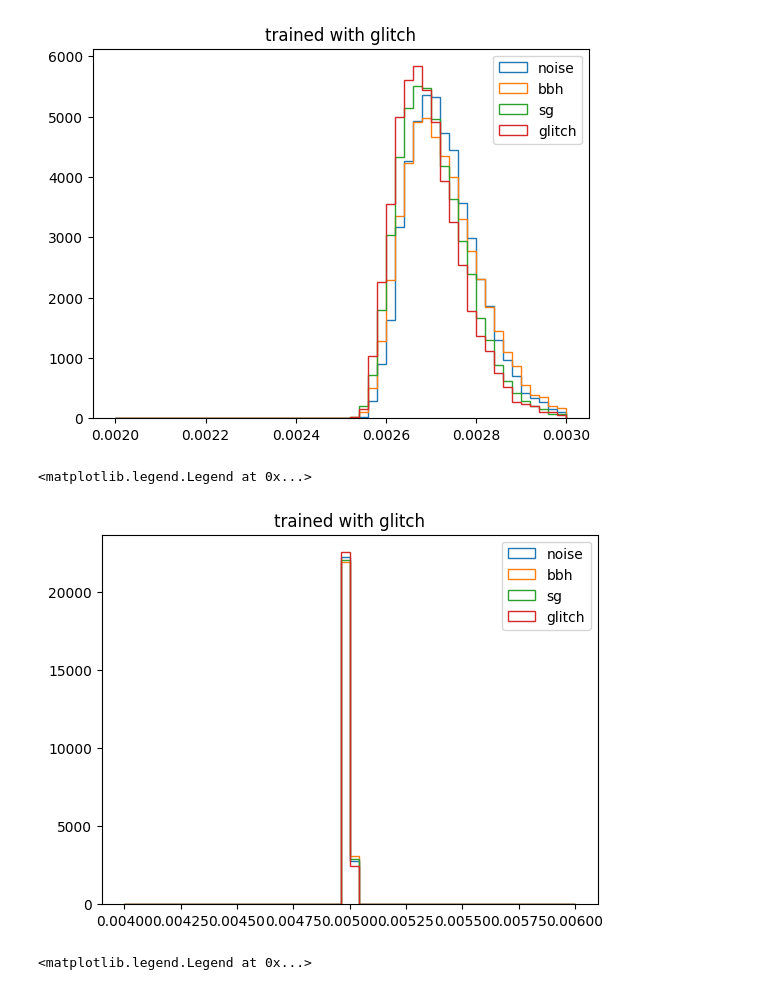
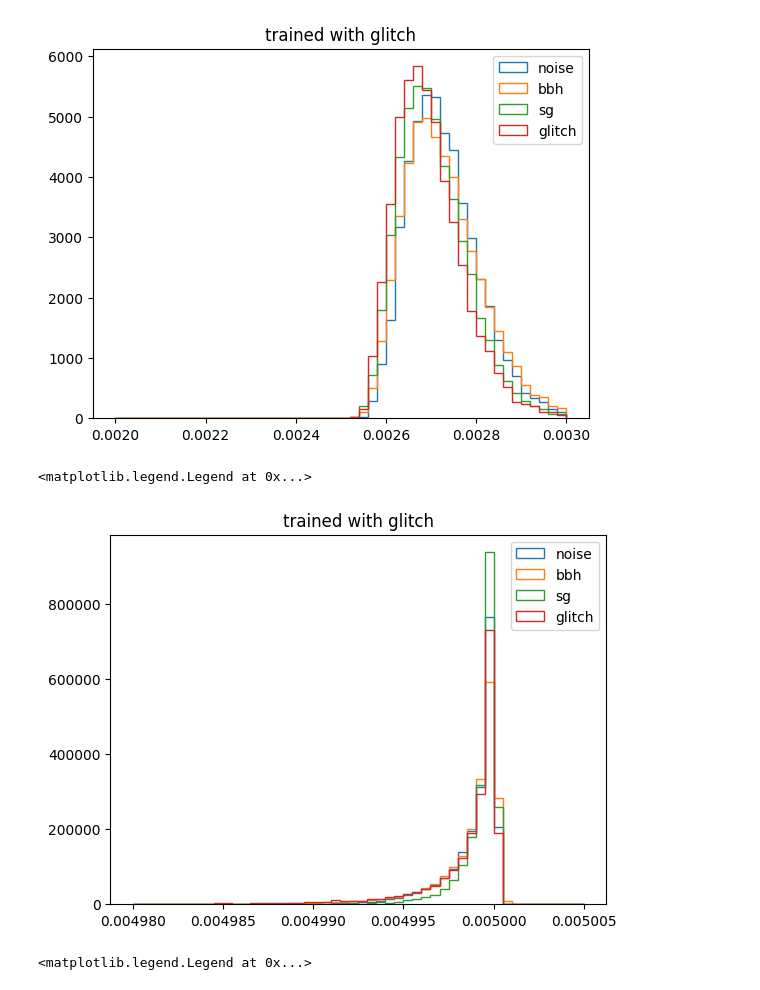
Before and after one commit to UmataHasrick/GWNAD, a Jupyter notebook: Codes/CNNAE_dilation copy.ipynb, the cells around one changed output. Cells and saved outputs as stored; diff of their text form; code cells hidden in the pictures.

```diff
--- a/Codes/CNNAE_dilation copy.ipynb
+++ b/Codes/CNNAE_dilation copy.ipynb
@@ -1739,9 +2151,9 @@ plt.legend()
 # %% [markdown]
 ### Glitch trained
 # %%
-version = 'v10'
+version = 'v16'
 # %%
-classifier = torch.load("../Model_cached/Wavelet_model_glitchtrained_AE"+version+"_32_8.pt")
+classifier = torch.load("../Model_cached/Wavelet_model_glitchtrained_AE"+version+"_20_10.pt")
 # %%
 classifier.cpu()
 # %% [output]
@@ -1783,21 +2547,21 @@ plt.legend()
 # %%
 # Model version 11, glitch trained, multi-channel
 
 dcd_bkg = classifier(torch.FloatTensor(realbkg_reserved)).detach().numpy().reshape(-1,400)
 dcd_bbh = classifier(torch.FloatTensor(realbbh_reserved)).detach().numpy().reshape(-1,400)
 dcd_sg = classifier(torch.FloatTensor(realsg_reserved)).detach().numpy().reshape(-1,400)
 dcd_glitch = classifier(torch.FloatTensor(realglitch_reserved)).detach().numpy().reshape(-1,400)
 
-foo = plt.hist(np.var(realbkg_reserved.reshape(-1,400)-dcd_bkg, axis=1), histtype="step", range=(0.004, 0.006), bins=50, density=True, label="noise")
-foo = plt.hist(np.var(realbbh_reserved.reshape(-1,400)-dcd_bbh, axis=1), histtype="step", range=(0.004, 0.006), bins=50, density=True, label="bbh")
-foo = plt.hist(np.var(realsg_reserved.reshape(-1,400)-dcd_sg, axis=1), histtype="step", range=(0.004, 0.006), bins=50, density=True, label="sg")
-foo = plt.hist(np.var(realglitch_reserved.reshape(-1,400)-dcd_glitch, axis=1), histtype="step", range=(0.004, 0.006), bins=50, density=True, label="glitch")
+foo = plt.hist(np.var(realbkg_reserved.reshape(-1,400)-dcd_bkg, axis=1), histtype="step", range=(0.00498, 0.005005), bins=50, density=True, label="noise")
+foo = plt.hist(np.var(realbbh_reserved.reshape(-1,400)-dcd_bbh, axis=1), histtype="step", range=(0.00498, 0.005005), bins=50, density=True, label="bbh")
+foo = plt.hist(np.var(realsg_reserved.reshape(-1,400)-dcd_sg, axis=1), histtype="step", range=(0.00498, 0.005005), bins=50, density=True, label="sg")
+foo = plt.hist(np.var(realglitch_reserved.reshape(-1,400)-dcd_glitch, axis=1), histtype="step", range=(0.00498, 0.005005), bins=50, density=True, label="glitch")
 plt.title("trained with glitch")
 # plt.axvline(c0["glitch"], color="k", linestyle="--")
 plt.legend()
 # %% [output]
 <matplotlib.legend.Legend at 0x...>
-[figure, old version]
+[figure, new version]
 # %%
 # Model version 10, glitch trained, one channel
 
```
Also changed, not shown: parts of 62 cells of this notebook, 13 other files.
